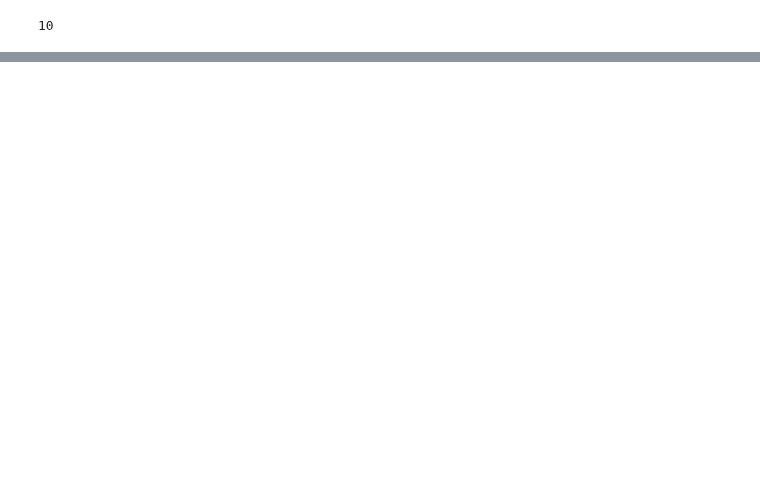
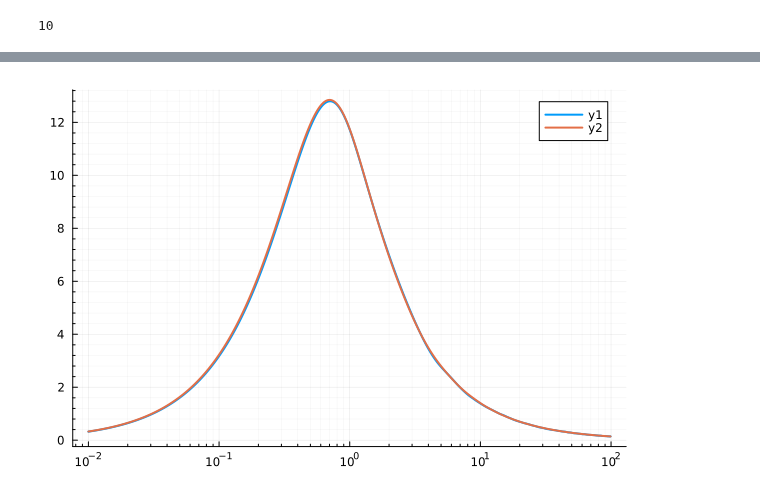
Before and after one commit to Dario-Rosa85/ChargingPower, a Jupyter notebook: notebook/charging_power.ipynb, the cells around one changed output, grey strips where cells are left out. Drawn from its saved outputs; the diff is of its cells as text; code cells hidden in the pictures; blank space fills up the shorter version.

Commit message:
added an evaluation of the approximate formula

```diff
--- a/notebook/charging_power.ipynb
+++ b/notebook/charging_power.ipynb
@@ -105,7 +105,7 @@ plot(points[2: length(points)], [average_energy_list, theoretical_points], xaxis
 # %% [markdown]
 Let us now collect the data for the X-model battery
 # %%
-n_majorana = 20
+n_majorana = 28
 samples_done = 0
 average_energy_list = zeros(Float64, length(points))
 e_0 = -n_majorana /2
@@ -141,14 +147,20 @@ samples_done
 # %%
-# average_power_list = [((average_energy_list[index] - e_0))/(points[index]) for index in 1:(length(points) - 1)]
-# theoretical_points = [(n_majorana/2) * (1/t) * (1 - 1.0 * (besselj(1,  2.0*t) / t)^2) for t in points[2:length(points)]]
 theoretical_points = Float64[]
 for t in points
     sum = 0.0
     for k in 1:floor(Int, n_majorana/2)
         sum += (besselj(1, 2 * t * sqrt(1 - (2 * k - 1)/n_majorana)) / (t * sqrt(1 - (2 * k - 1)/n_majorana)))^(2 * k - 1)
     end
-    push!(theoretical_points,  -1 * sum)
+    push!(theoretical_points,  - 1 * sum)
 end
+average_power_list = [((average_energy_list[index] - e_0))/(points[index]) for index in 1:length(points)]
+theoretical_power_points = [((theoretical_points[index] - e_0))/(points[index]) for index in 1:length(points)]
+theoretical_power_approx_points = Float64[]
+for t in points
+    f(x) = exp(- (1/2) * n_majorana * t^2 * x * (1 - x))
+    f_value = quadgk(f, 0, 1, rtol=1e-3)[1]
+    push!(theoretical_power_approx_points,  (n_majorana / t) * (1 - f_value))
+end
 # %%
 plot(points, [average_energy_list, theoretical_points], xaxis=:log, linewidth=2, minorgrid=true)
 # %% [output]
@@ -159,0 +168,4 @@ floor(Int, n_majorana/2)
+# %%
+plot(points, [average_power_list, theoretical_power_points], xaxis=:log, linewidth=2, minorgrid=true)
+# %% [output]
+[figure, added]
```
Also changed, not shown: parts of 5 cells of this notebook, 3 other files.
